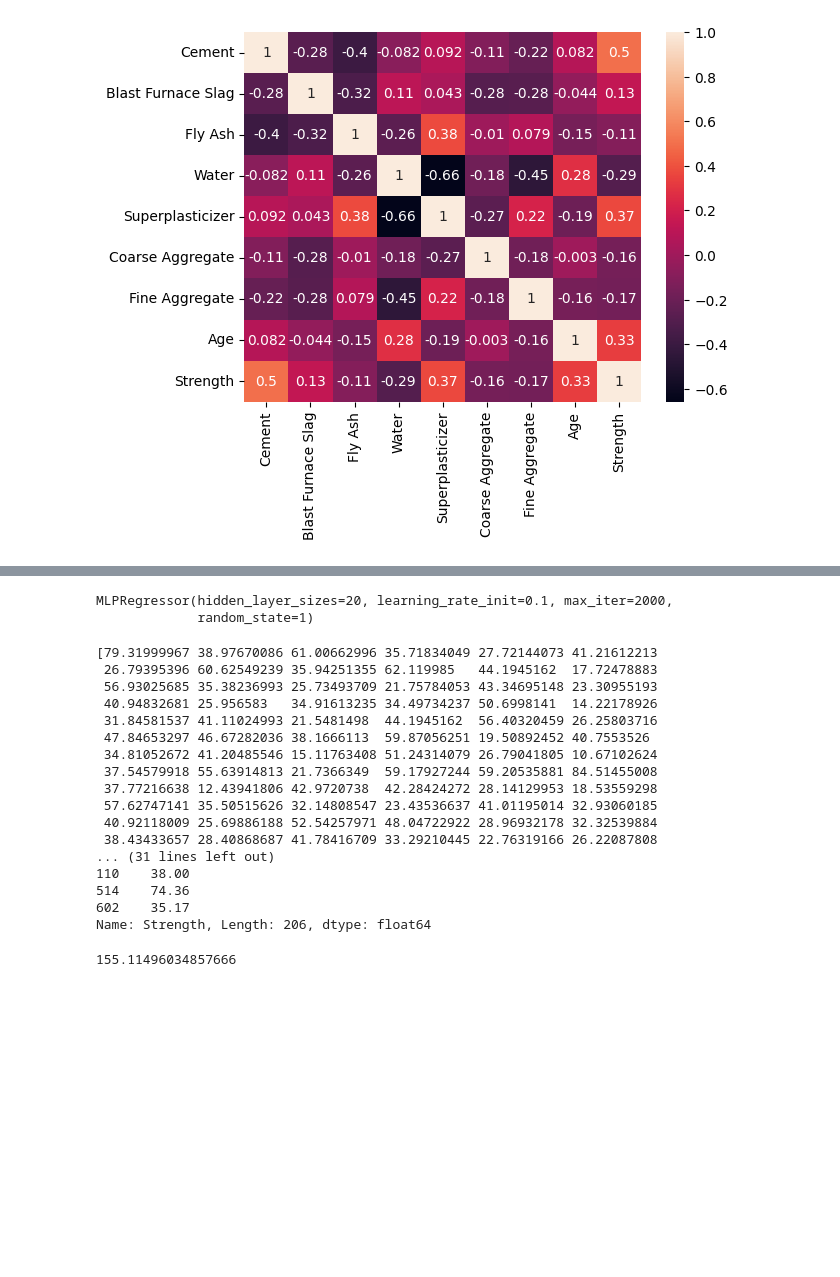
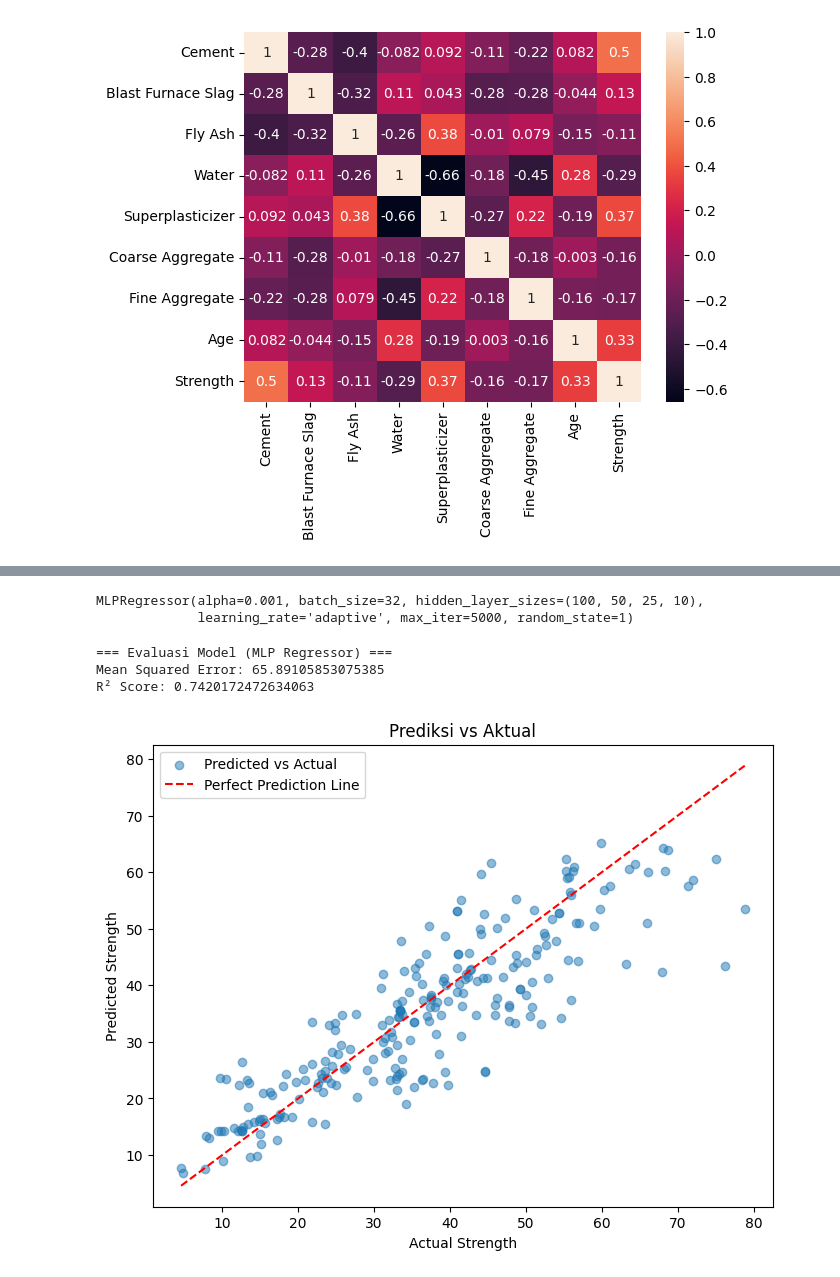
Before and after one commit to Nikerlas/AI, a Jupyter notebook: AI_NeuralNetworkRegresi.ipynb, the cells around one changed output, grey strips where cells are left out. Cells and saved outputs as stored; diff of their text form; code cells hidden in the pictures; blank space fills up the shorter version.

```diff
--- a/AI_NeuralNetworkRegresi.ipynb
+++ b/AI_NeuralNetworkRegresi.ipynb
@@ -131,34 +95,42 @@ model = MLPRegressor(random_state=1, max_iter=n_iter, hidden_layer_sizes=n_hidde
+# %%
+scaler_y = MinMaxScaler()
+y_train_scaled = scaler_y.fit_transform(y_train.values.reshape(-1, 1))
+y_test_scaled = scaler_y.transform(y_test.values.reshape(-1, 1))
+# %%
+model = MLPRegressor(
+    random_state=1,
+    max_iter=5000,
+    hidden_layer_sizes=(100, 50, 25, 10),
+    learning_rate="adaptive",
+    learning_rate_init=0.001,
+    activation='relu',
+    alpha=0.001,
+    batch_size=32
+)
 # %%
-model.fit(X_train, y_train.ravel())
+model.fit(X_train_scaled, y_train_scaled.ravel())
 # %% [output]
-MLPRegressor(hidden_layer_sizes=20, learning_rate_init=0.1, max_iter=2000,
-             random_state=1)
+MLPRegressor(alpha=0.001, batch_size=32, hidden_layer_sizes=(100, 50, 25, 10),
+             learning_rate='adaptive', max_iter=5000, random_state=1)
-# %%
-prediction = model.predict(X_test)
-print(prediction)
-print(y_test)
-# %% [output]
-[79.31999967 38.97670086 61.00662996 35.71834049 27.72144073 41.21612213
- 26.79395396 60.62549239 35.94251355 62.119985   44.1945162  17.72478883
- 56.93025685 35.38236993 25.73493709 21.75784053 43.34695148 23.30955193
- 40.94832681 25.956583   34.91613235 34.49734237 50.6998141  14.22178926
- 31.84581537 41.11024993 21.5481498  44.1945162  56.40320459 26.25803716
- 47.84653297 46.67282036 38.1666113  59.87056251 19.50892452 40.7553526
- 34.81052672 41.20485546 15.11763408 51.24314079 26.79041805 10.67102624
- 37.54579918 55.63914813 21.7366349  59.17927244 59.20535881 84.51455008
- 37.77216638 12.43941806 42.9720738  42.28424272 28.14129953 18.53559298
- 57.62747141 35.50515626 32.14808547 23.43536637 41.01195014 32.93060185
- 40.92118009 25.69886188 52.54257971 48.04722922 28.96932178 32.32539884
- 38.43433657 28.40868687 41.78416709 33.29210445 22.76319166 26.22087808
-... (31 lines left out)
-110    38.00
-514    74.36
-602    35.17
-Name: Strength, Length: 206, dtype: float64
-# %%
-from sklearn.metrics import mean_squared_error
-
-
-print(mean_squared_error(y_test, prediction))
-# %% [output]
-155.11496034857666
+# %%
+predictions_scaled = model.predict(X_test_scaled)
+predictions = scaler_y.inverse_transform(predictions_scaled.reshape(-1, 1))
+# %%
+print("\n=== Evaluasi Model (MLP Regressor) ===")
+print("Mean Squared Error:", mean_squared_error(y_test, predictions))
+print("R² Score:", r2_score(y_test, predictions))
+# %% [output]
+=== Evaluasi Model (MLP Regressor) ===
+Mean Squared Error: 65.89105853075385
+R² Score: 0.7420172472634063
+# %%
+plt.figure(figsize=(8, 6))
+plt.scatter(y_test, predictions, alpha=0.5, label="Predicted vs Actual")
+plt.plot([min(y_test), max(y_test)], [min(y_test), max(y_test)], color="red", linestyle="--", label="Perfect Prediction Line")
+plt.xlabel("Actual Strength")
+plt.ylabel("Predicted Strength")
+plt.title("Prediksi vs Aktual")
+plt.legend()
+plt.show()
+# %% [output]
+[figure, added]
```
Also changed, not shown: parts of 19 cells of this notebook.
